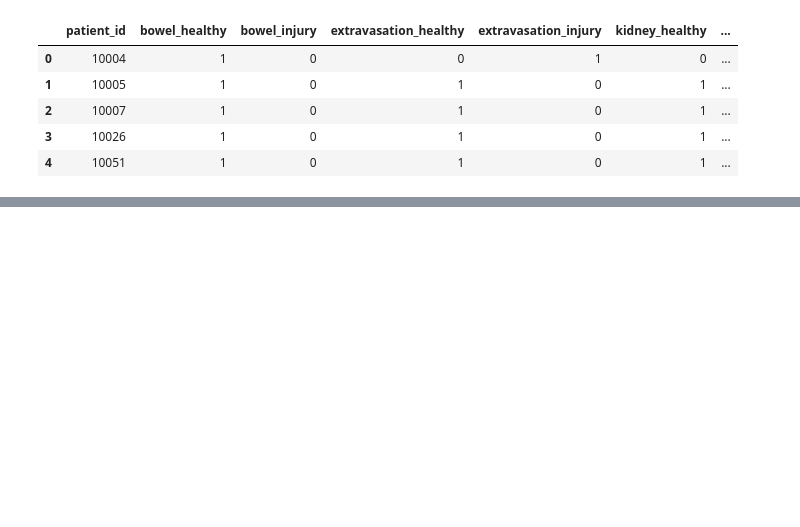
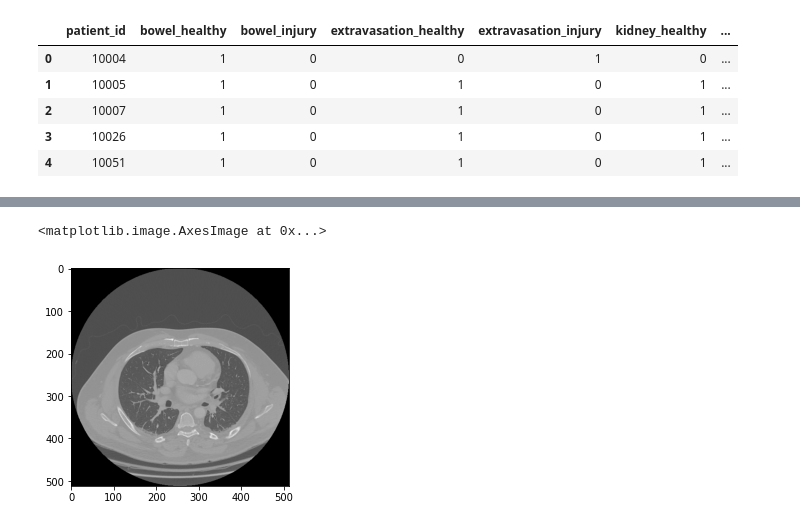
Before and after one commit to tachyon777/rsna-2023, a Jupyter notebook: notebooks/exp001.ipynb, the cells around one changed output, grey strips where cells are left out. Saved outputs shown, nothing was run; the diff lists cells and outputs as text; code cells hidden in the pictures; blank space fills up the shorter version.

```diff
--- a/notebooks/exp001.ipynb
+++ b/notebooks/exp001.ipynb
@@ -25,0 +76,9 @@ df_train.head()
+# %%
+# dicom画像の読み込み・表示
+path = 'data/rsna-2023-abdominal-trauma-detection/train_images/19/14374/229.dcm'
+dcm = pydicom.dcmread(path)
+img = dcm.pixel_array
+plt.imshow(img, cmap='gray')
+# %% [output]
+<matplotlib.image.AxesImage at 0x...>
+[figure, added]
```
Also changed, not shown: parts of 9 cells of this notebook, 2 other files.
